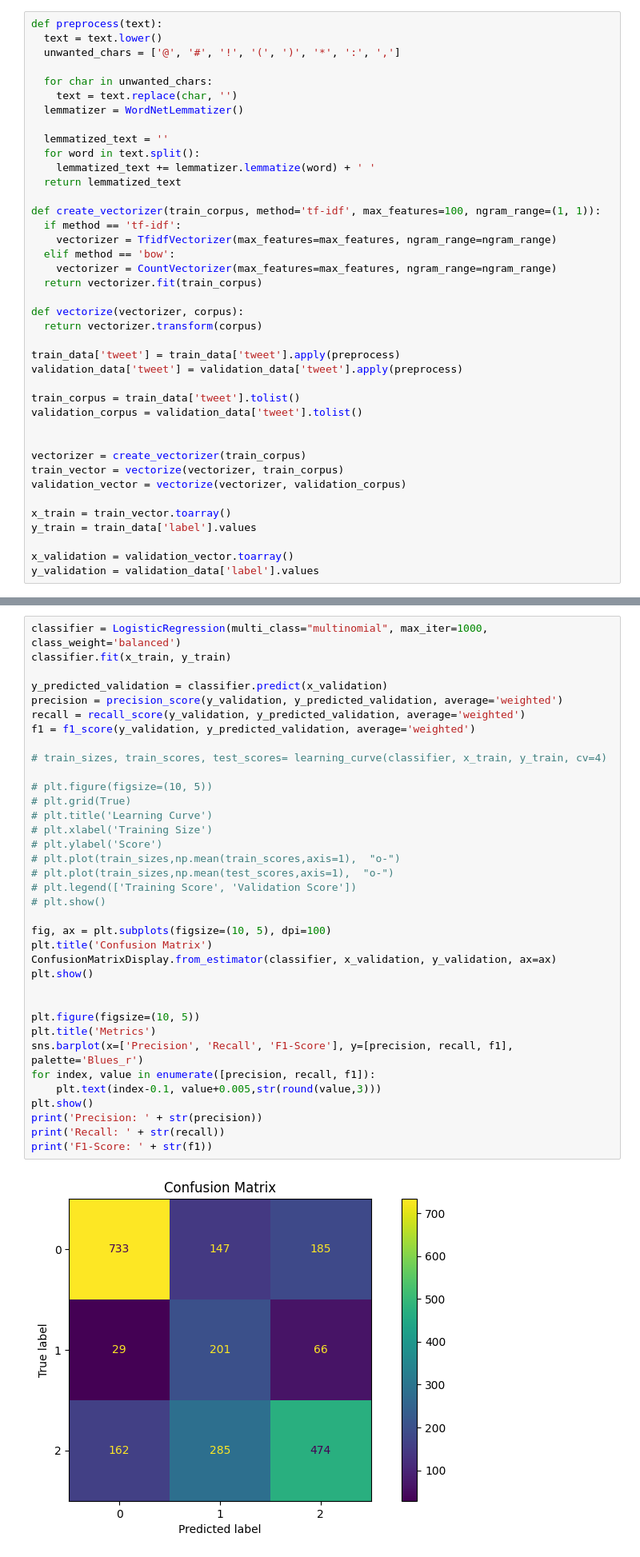
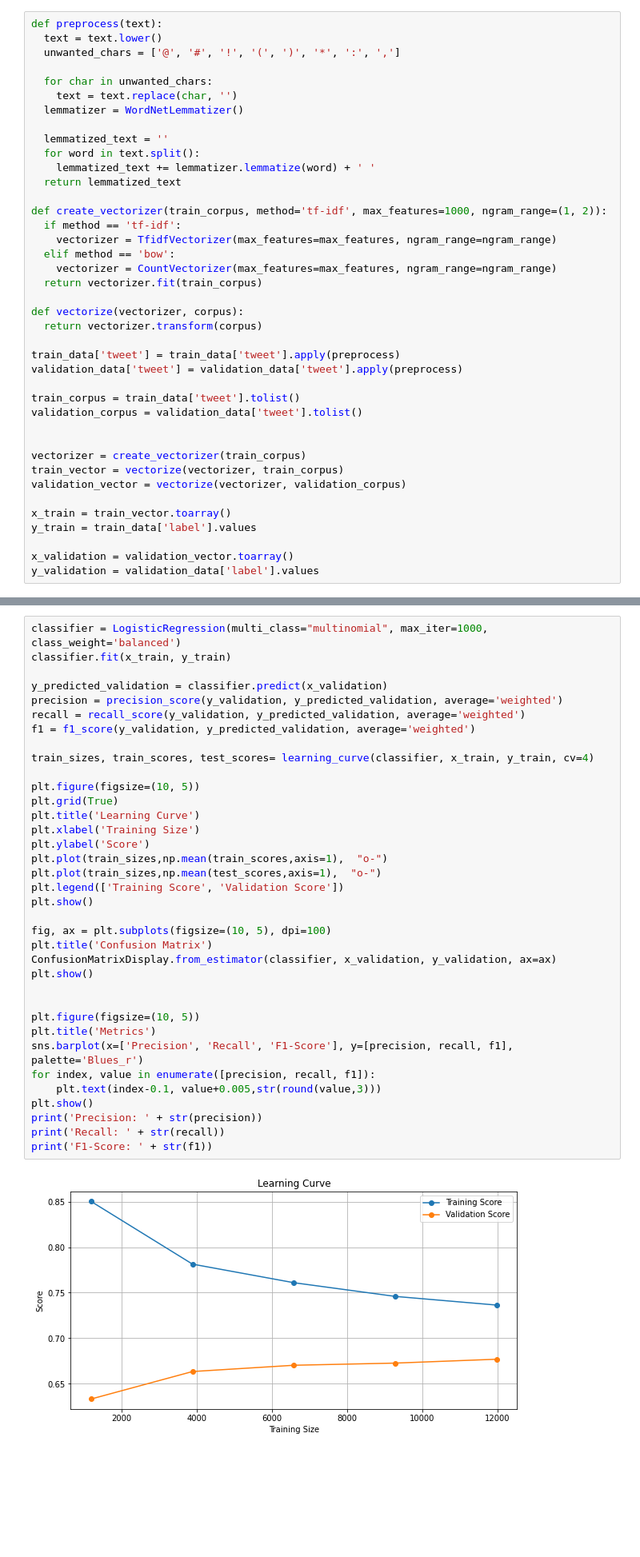
Before and after one commit to d-maniatakos/covid19-vaccine-sentiment-analysis, a Jupyter notebook: vaccine_sentiment_classifier.ipynb, the cells around one changed output, grey strips where cells are left out. Shown at 80% size. Cells and saved outputs as stored; diff of their text form; blank space fills up the shorter version.

```diff
--- a/vaccine_sentiment_classifier.ipynb
+++ b/vaccine_sentiment_classifier.ipynb
@@ -142,7 +151,7 @@ def preprocess(text):
     lemmatized_text += lemmatizer.lemmatize(word) + ' '
   return lemmatized_text
 
-def create_vectorizer(train_corpus, method='tf-idf', max_features=100, ngram_range=(1, 1)):
+def create_vectorizer(train_corpus, method='tf-idf', max_features=1000, ngram_range=(1, 2)):
   if method == 'tf-idf':
     vectorizer = TfidfVectorizer(max_features=max_features, ngram_range=ngram_range)
   elif method == 'bow':
@@ -173,38 +182,38 @@ y_validation = validation_data['label'].values
 # %%
 classifier = LogisticRegression(multi_class="multinomial", max_iter=1000, class_weight='balanced')
 classifier.fit(x_train, y_train)
 
 y_predicted_validation = classifier.predict(x_validation)
 precision = precision_score(y_validation, y_predicted_validation, average='weighted')
 recall = recall_score(y_validation, y_predicted_validation, average='weighted')
 f1 = f1_score(y_validation, y_predicted_validation, average='weighted')
 
-# train_sizes, train_scores, test_scores= learning_curve(classifier, x_train, y_train, cv=4)
+train_sizes, train_scores, test_scores= learning_curve(classifier, x_train, y_train, cv=4)
 
-# plt.figure(figsize=(10, 5))
-# plt.grid(True)
-# plt.title('Learning Curve')
-# plt.xlabel('Training Size')
-# plt.ylabel('Score')
-# plt.plot(train_sizes,np.mean(train_scores,axis=1),  "o-")
-# plt.plot(train_sizes,np.mean(test_scores,axis=1),  "o-")
-# plt.legend(['Training Score', 'Validation Score'])
-# plt.show()
+plt.figure(figsize=(10, 5))
+plt.grid(True)
+plt.title('Learning Curve')
+plt.xlabel('Training Size')
+plt.ylabel('Score')
+plt.plot(train_sizes,np.mean(train_scores,axis=1),  "o-")
+plt.plot(train_sizes,np.mean(test_scores,axis=1),  "o-")
+plt.legend(['Training Score', 'Validation Score'])
+plt.show()
 
 fig, ax = plt.subplots(figsize=(10, 5), dpi=100)
 plt.title('Confusion Matrix')
 ConfusionMatrixDisplay.from_estimator(classifier, x_validation, y_validation, ax=ax)
 plt.show()
 
 
 plt.figure(figsize=(10, 5))
 plt.title('Metrics')
 sns.barplot(x=['Precision', 'Recall', 'F1-Score'], y=[precision, recall, f1], palette='Blues_r')
 for index, value in enumerate([precision, recall, f1]):
     plt.text(index-0.1, value+0.005,str(round(value,3)))
 plt.show()
 print('Precision: ' + str(precision))
 print('Recall: ' + str(recall))
 print('F1-Score: ' + str(f1))
 # %% [output]
-[figure, old version]
+[figure, new version]
```
Also changed, not shown: parts of 4 cells of this notebook.
